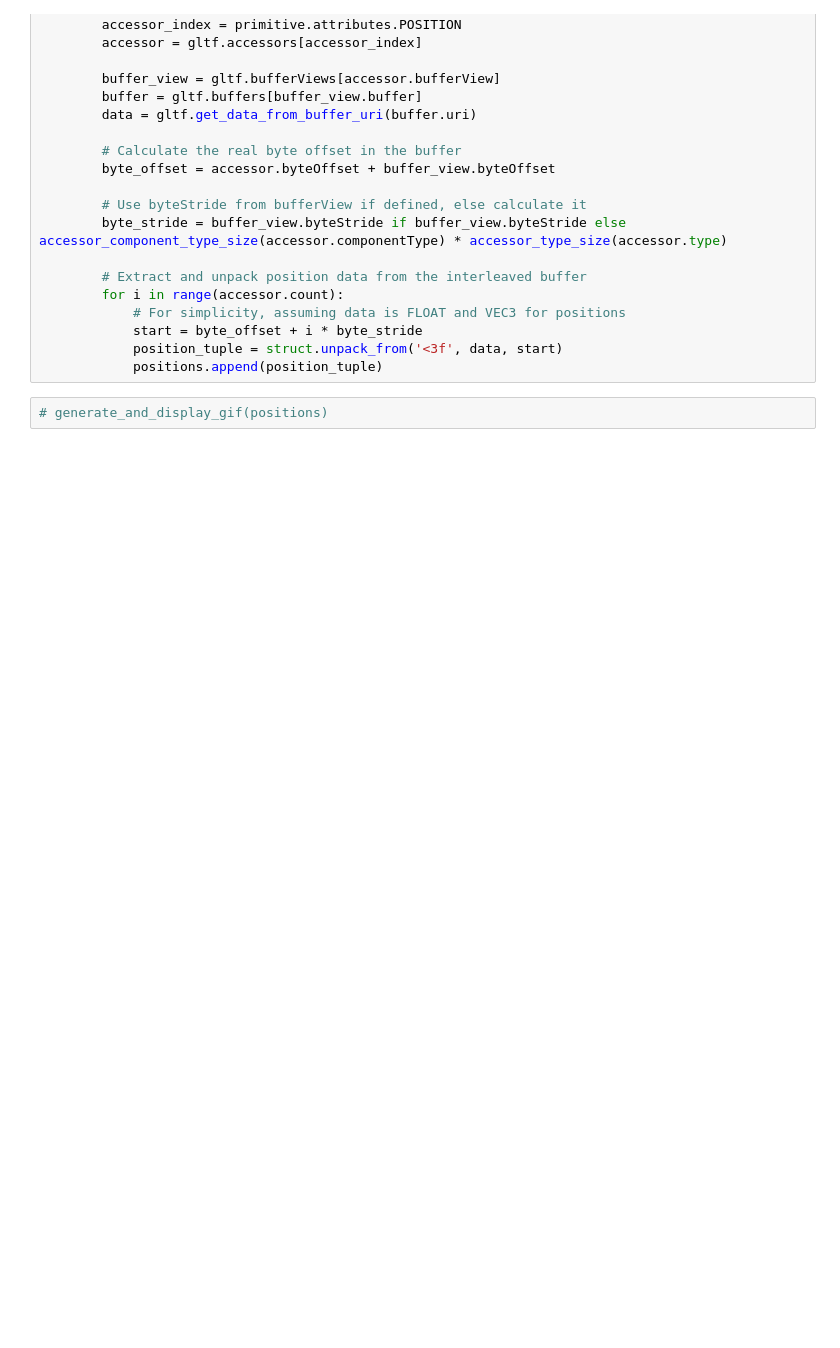
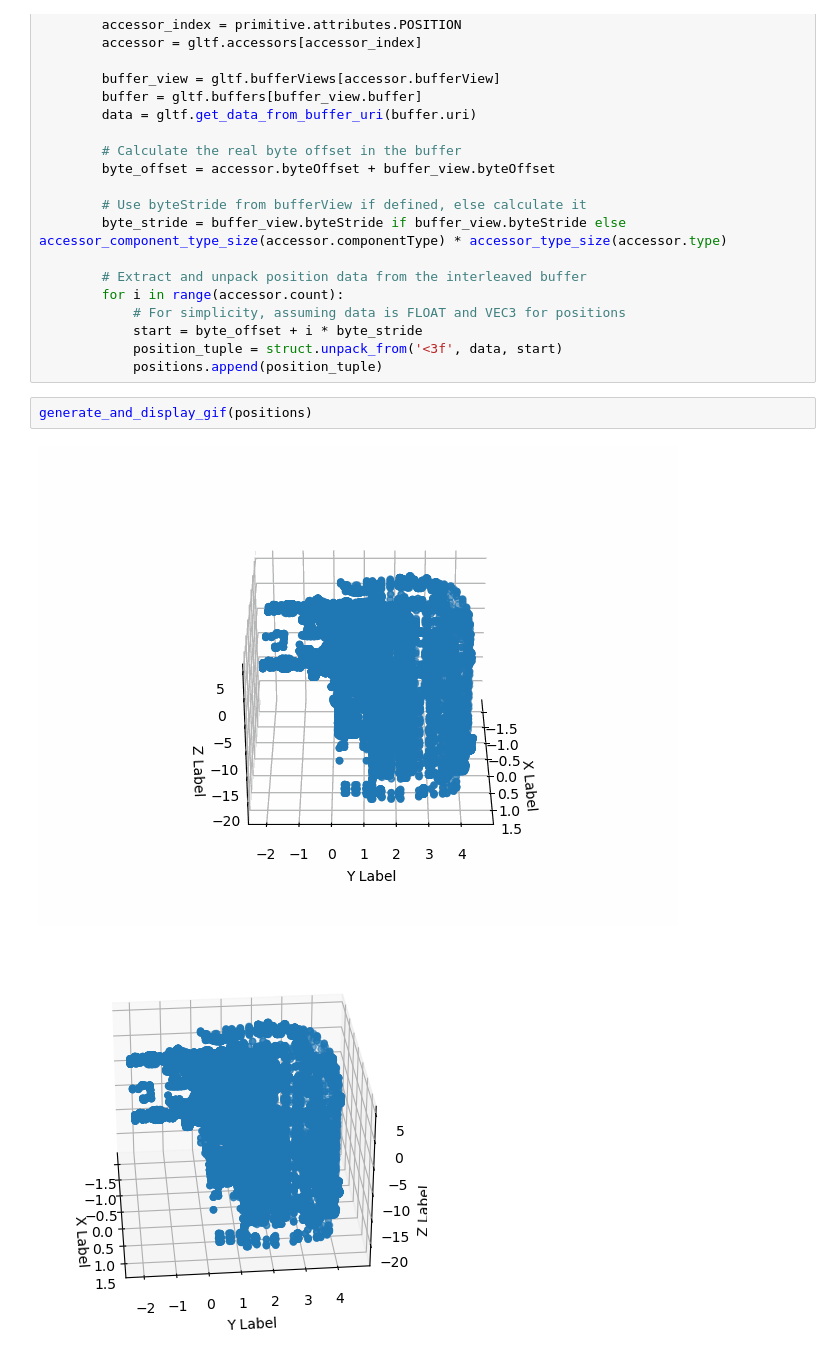
Before and after one commit to idealjs/jellyfish, a Jupyter notebook: packages/assetio/asset_parse.ipynb, the cells around one changed output. Drawn from its saved outputs; the diff is of its cells as text; blank space fills up the shorter version.

```diff
--- a/packages/assetio/asset_parse.ipynb
+++ b/packages/assetio/asset_parse.ipynb
@@ -349,4 +349,7 @@ for mesh in gltf.meshes:
             position_tuple = struct.unpack_from('<3f', data, start)
             positions.append(position_tuple)
 # %%
-# generate_and_display_gif(positions)
+generate_and_display_gif(positions)
+# %% [output]
+[figure, added]
+[figure, added]
```
Also changed, not shown: parts of 1 cell of this notebook.
